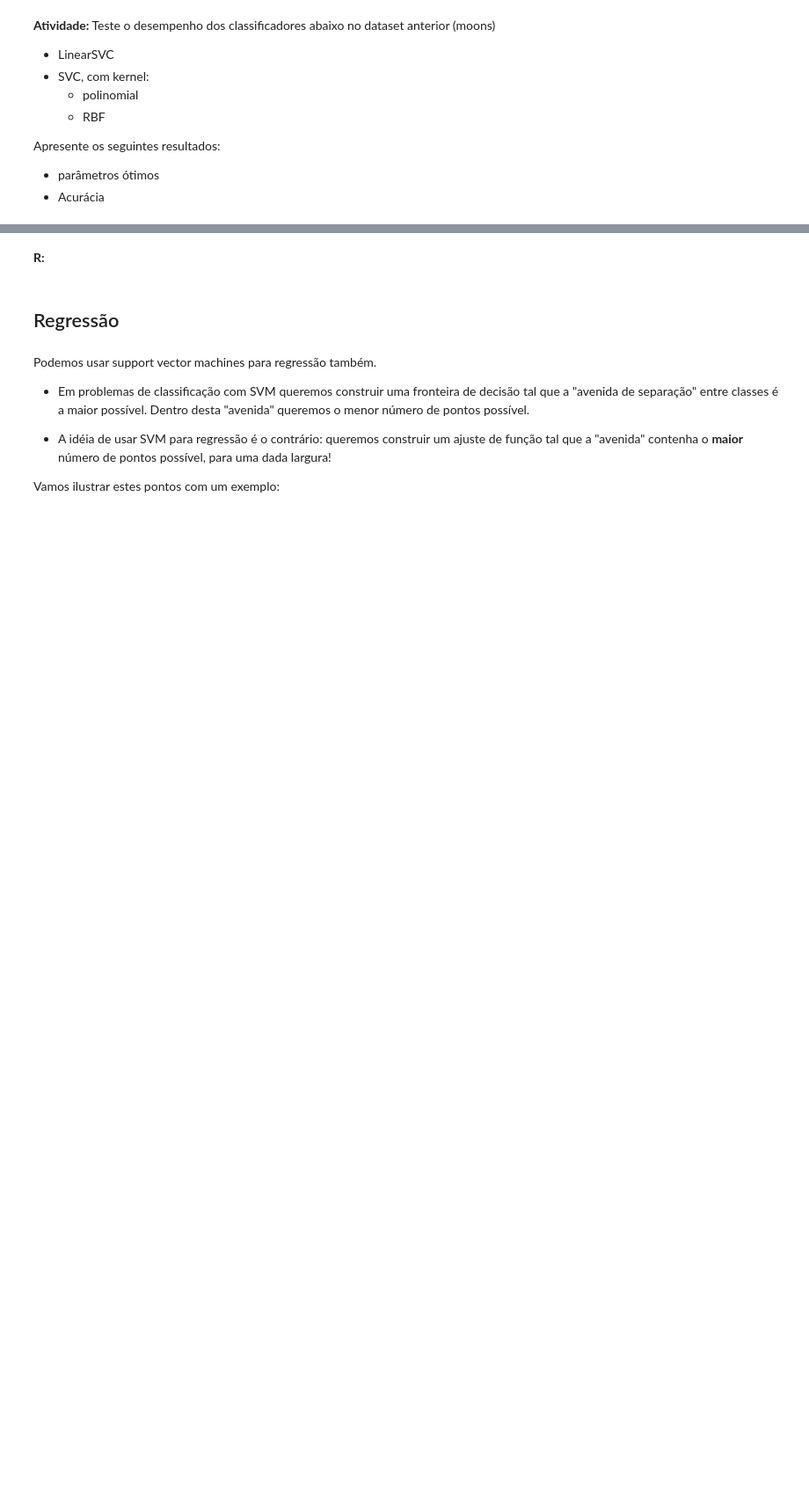
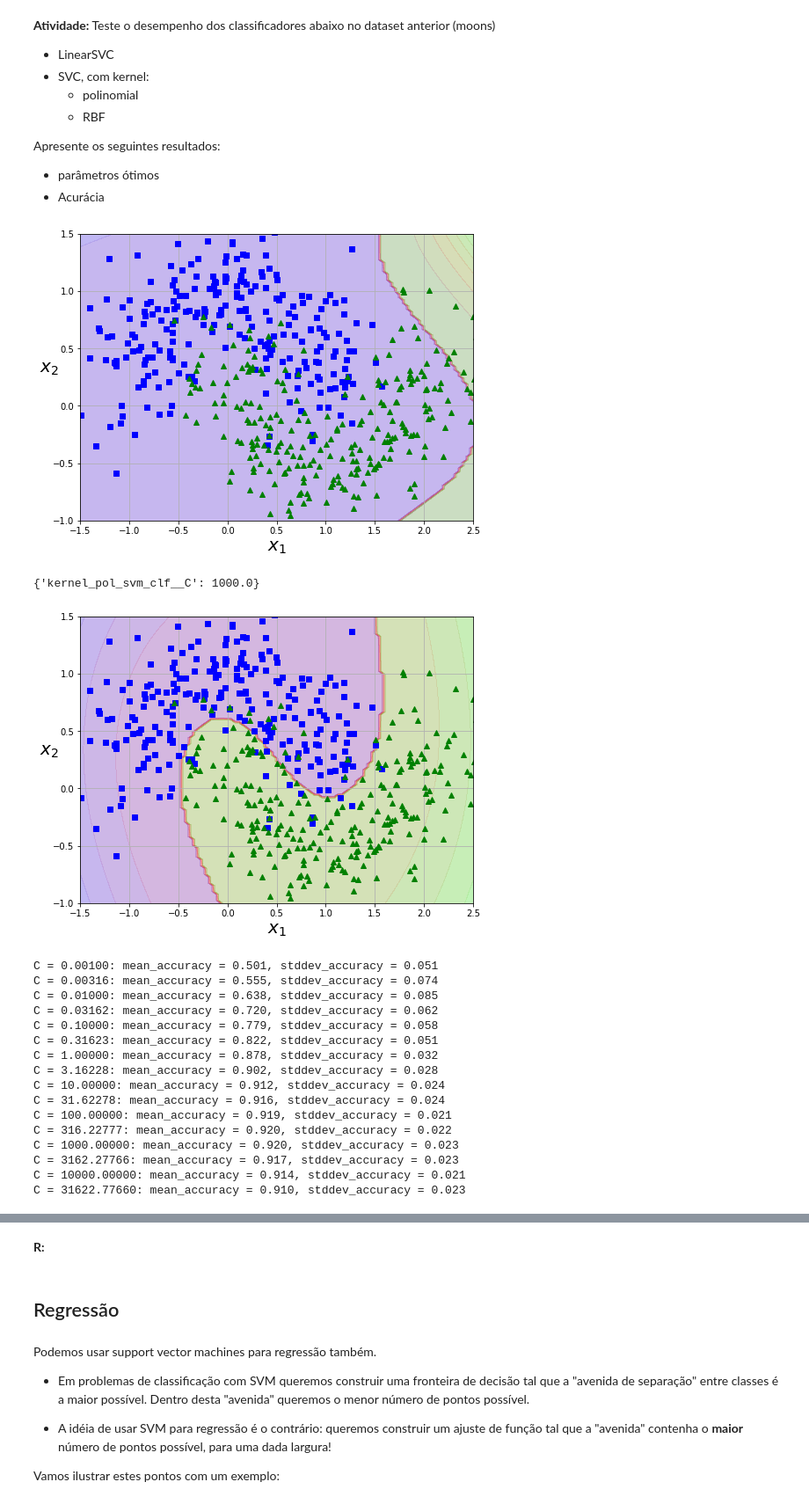
Before and after one commit to Pellizzon/MachineLearning, a Jupyter notebook: Aula10/Aula_10.ipynb, the cells around one changed output, grey strips where cells are left out. Shown at 88% size. Drawn from its saved outputs; the diff is of its cells as text; code cells hidden in the pictures; blank space fills up the shorter version.

```diff
--- a/Aula10/Aula_10.ipynb
+++ b/Aula10/Aula_10.ipynb
@@ -120,3 +152,73 @@ Apresente os seguintes resultados:
 
 - parâmetros ótimos
 - Acurácia
+# %%
+from sklearn.svm import SVC
+
+# SVC, com kernel polinomial
+
+kernel_poly_svm_clf = Pipeline([
+        ("poly_features", PolynomialFeatures(degree=3)),
+        ("scaler", StandardScaler()),
+        ("kernel_pol_svm_clf", SVC(C=1e-5, kernel='poly', random_state=RANDOM_SEED))
+    ])
+
+kernel_poly_svm_clf.fit(X, y)
+
+plt.figure(figsize=(8,6))
+plot_predictions(kernel_poly_svm_clf, [-1.5, 2.5, -1, 1.5])
+plot_dataset(X, y, [-1.5, 2.5, -1, 1.5])
+plt.show()
+
+grid_kernel_poly = GridSearchCV(
+    kernel_poly_svm_clf,
+    {
+        'kernel_pol_svm_clf__C': [10**k for k in np.arange(-3, 5, 0.5)]
+    },
+    scoring='accuracy',
+    cv=ShuffleSplit(n_splits=100, test_size=0.25, random_state=RANDOM_SEED),
+    n_jobs=-1
+)
+grid_kernel_poly.fit(X, y)
+
+print(grid_kernel_poly.best_params_)
+
+plt.figure(figsize=(8,6))
+plot_predictions(grid, [-1.5, 2.5, -1, 1.5])
+plot_dataset(X, y, [-1.5, 2.5, -1, 1.5])
+plt.show()
+
+P = np.array([p['kernel_pol_svm_clf__C'] for p in grid_kernel_poly.cv_results_['params']])
+M = grid_kernel_poly.cv_results_['mean_test_score']
+S = grid_kernel_poly.cv_results_['std_test_score']
+
+for p, m, s in zip(P, M, S):
+    print('C = {:.5f}: mean_accuracy = {:.3f}, stddev_accuracy = {:.3f}'.format(p, m, s))
+
+plt.figure(figsize=(8,6))
+plt.errorbar(P, M, S, capsize=4)
+plt.semilogx()
+plt.title('Accuracy from CV', fontsize=20)
+plt.xlabel(r"$C$", fontsize=20)
+plt.ylabel(r"$accuracy$", fontsize=20)
+plt.show()
+# %% [output]
+[figure, added]
+{'kernel_pol_svm_clf__C': 1000.0}
+[figure, added]
+C = 0.00100: mean_accuracy = 0.501, stddev_accuracy = 0.051
+C = 0.00316: mean_accuracy = 0.555, stddev_accuracy = 0.074
+C = 0.01000: mean_accuracy = 0.638, stddev_accuracy = 0.085
+C = 0.03162: mean_accuracy = 0.720, stddev_accuracy = 0.062
+C = 0.10000: mean_accuracy = 0.779, stddev_accuracy = 0.058
+C = 0.31623: mean_accuracy = 0.822, stddev_accuracy = 0.051
+C = 1.00000: mean_accuracy = 0.878, stddev_accuracy = 0.032
+C = 3.16228: mean_accuracy = 0.902, stddev_accuracy = 0.028
+C = 10.00000: mean_accuracy = 0.912, stddev_accuracy = 0.024
+C = 31.62278: mean_accuracy = 0.916, stddev_accuracy = 0.024
+C = 100.00000: mean_accuracy = 0.919, stddev_accuracy = 0.021
+C = 316.22777: mean_accuracy = 0.920, stddev_accuracy = 0.022
+C = 1000.00000: mean_accuracy = 0.920, stddev_accuracy = 0.023
+C = 3162.27766: mean_accuracy = 0.917, stddev_accuracy = 0.023
+C = 10000.00000: mean_accuracy = 0.914, stddev_accuracy = 0.021
+C = 31622.77660: mean_accuracy = 0.910, stddev_accuracy = 0.023
```
Also changed, not shown: parts of 13 cells of this notebook.
